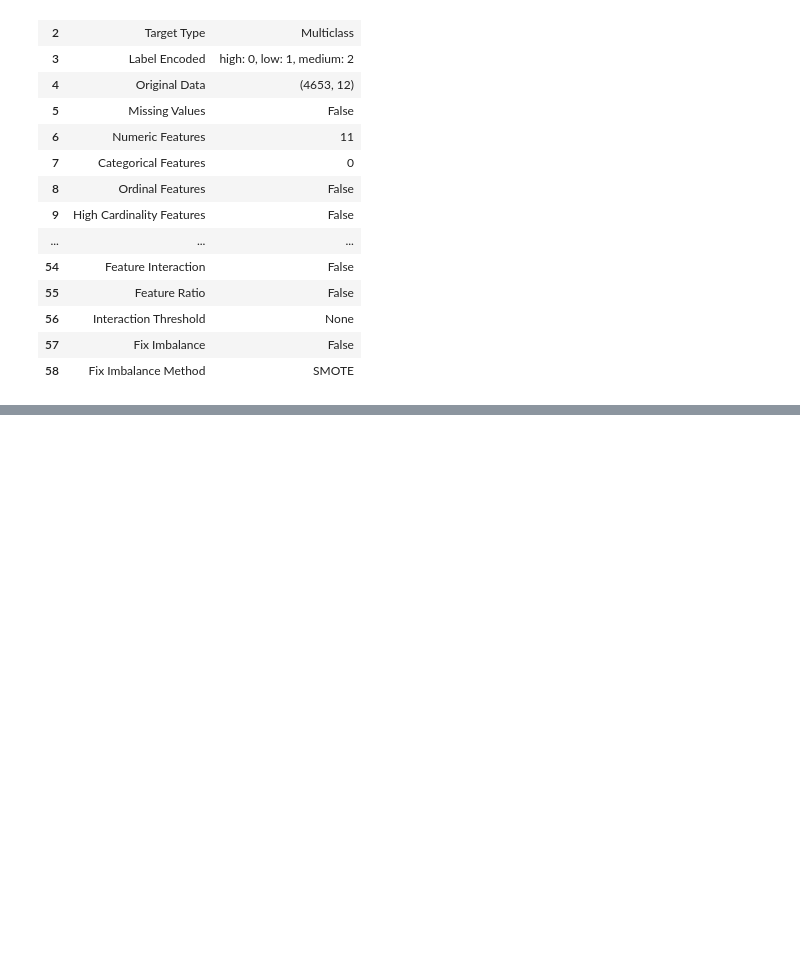
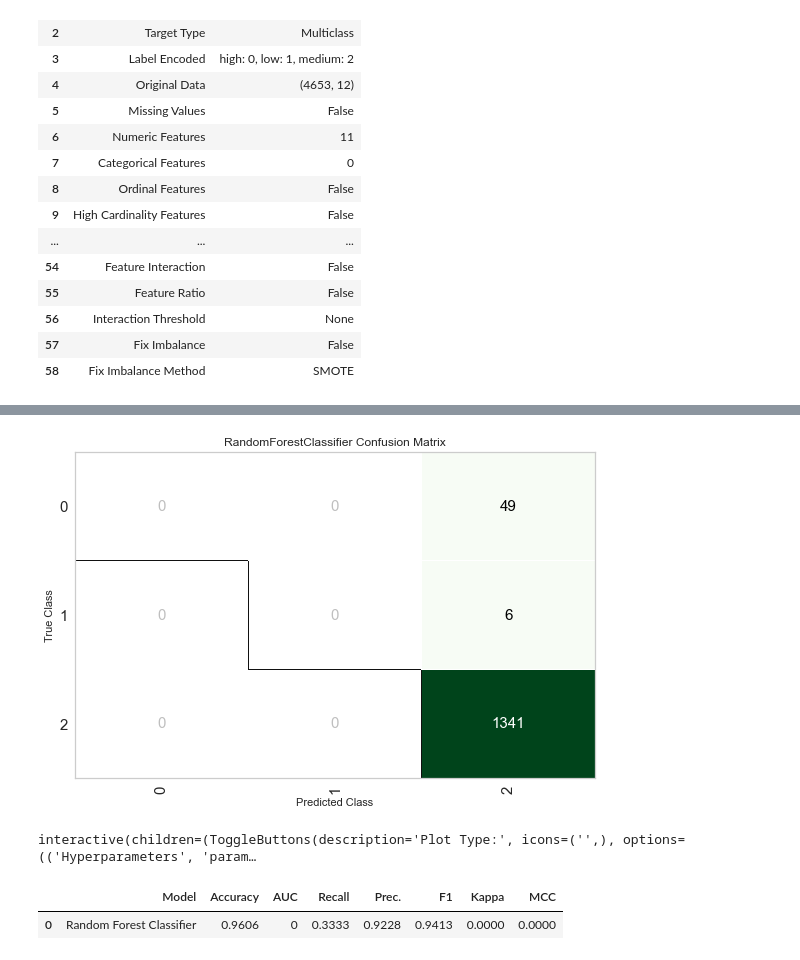
Before and after one commit to isdicely/Project-3, a Jupyter notebook: category_ML.ipynb, the cells around one changed output, grey strips where cells are left out. Cells and saved outputs as stored; diff of their text form; code cells hidden in the pictures; blank space fills up the shorter version.

```diff
--- a/category_ML.ipynb
+++ b/category_ML.ipynb
@@ -148,0 +380,13 @@ exp_clf101 = setup(data = data, target = 'quality_category', session_id=123)
+# %%
+plot_model(tuned_rf, plot = 'confusion_matrix')
+# %% [output]
+[figure, added]
+# %%
+evaluate_model(tuned_rf)
+# %% [output]
+interactive(children=(ToggleButtons(description='Plot Type:', icons=('',), options=(('Hyperparameters', 'param…
+# %%
+predict_model(tuned_rf);
+# %% [output]
+|  | Model | Accuracy | AUC | Recall | Prec. | F1 | Kappa | MCC |
+| 0 | Random Forest Classifier | 0.9606 | 0 | 0.3333 | 0.9228 | 0.9413 | 0.0000 | 0.0000 |
```
Also changed, not shown: parts of 21 cells of this notebook, 1 other file.
